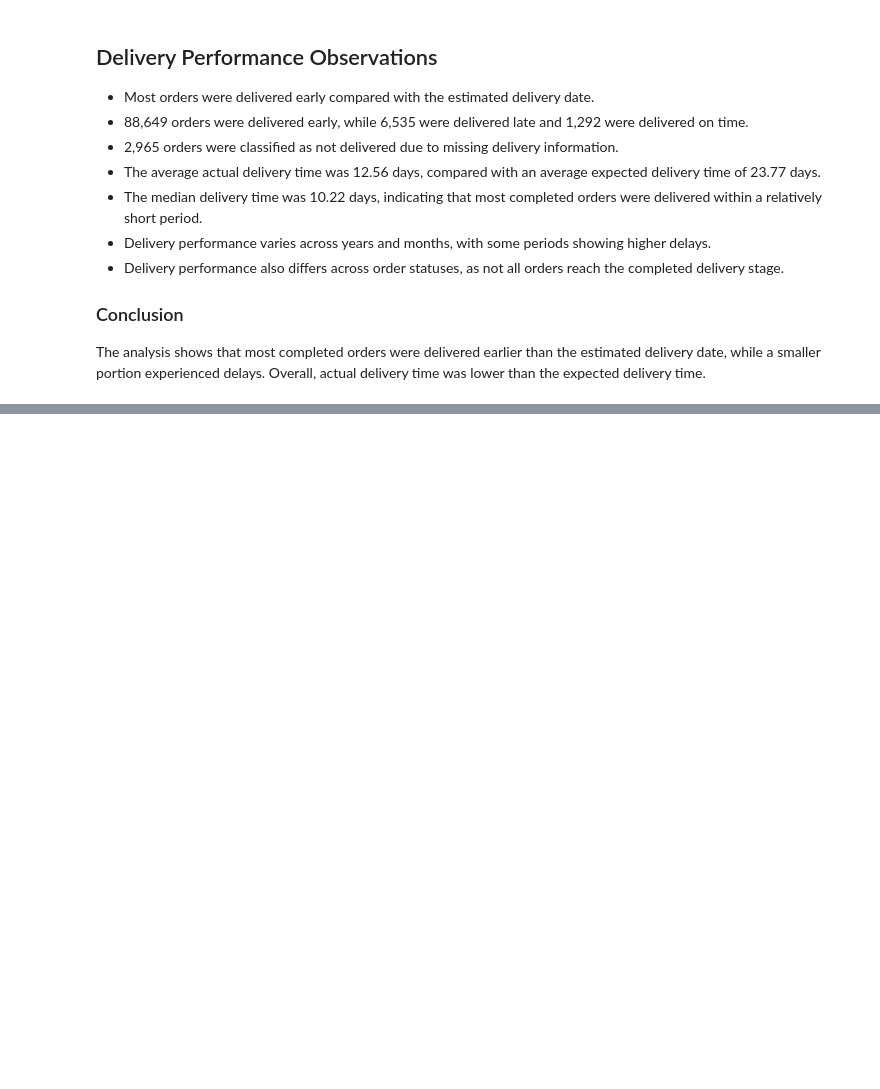
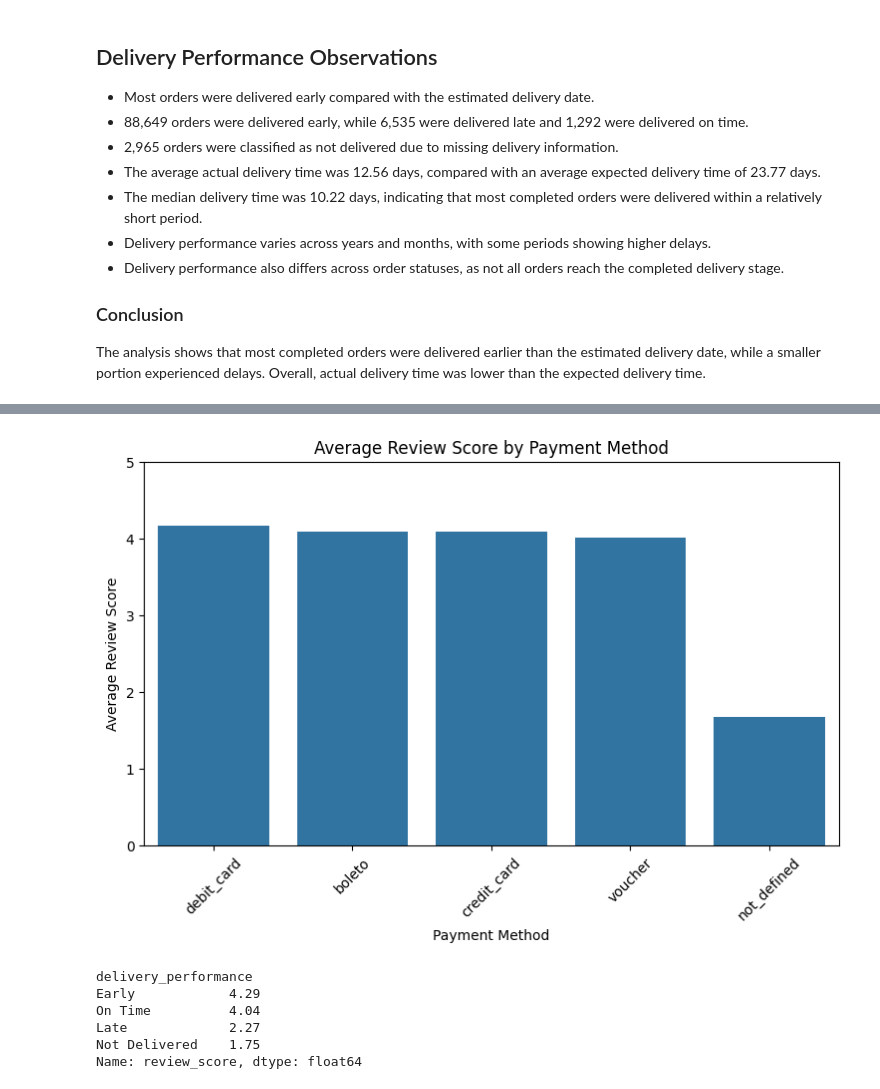
Before and after one commit to PranjaliSBidwe/E-Commerce_Sales_Customer_Behavior_Analysis, a Jupyter notebook: 01_data_understanding.ipynb, the cells around one changed output, grey strips where cells are left out. Drawn from its saved outputs; the diff is of its cells as text; code cells hidden in the pictures; blank space fills up the shorter version.

```diff
--- a/01_data_understanding.ipynb
+++ b/01_data_understanding.ipynb
@@ -2054,0 +2122,10 @@ The analysis shows that most completed orders were delivered earlier than the es
+# %%
+review_by_payment = (
+    df_clean
+    .groupby('payment_type')['review_score']
+    .mean()
+    .round(2)
+    .sort_values(ascending=False)
+)
+
+review_by_payment
@@ -2054,0 +2140,33 @@ The analysis shows that most completed orders were delivered earlier than the es
+# %%
+plt.figure(figsize=(9, 5))
+
+sns.barplot(
+    x=review_by_payment.index,
+    y=review_by_payment.values
+)
+
+plt.title('Average Review Score by Payment Method')
+plt.xlabel('Payment Method')
+plt.ylabel('Average Review Score')
+plt.ylim(0, 5)
+plt.xticks(rotation=45)
+plt.show()
+# %% [output]
+[figure, added]
+# %%
+review_by_delivery = (
+    df_clean
+    .groupby('delivery_performance')['review_score']
+    .mean()
+    .round(2)
+    .sort_values(ascending=False)
+)
+
+review_by_delivery
+# %% [output]
+delivery_performance
+Early            4.29
+On Time          4.04
+Late             2.27
+Not Delivered    1.75
+Name: review_score, dtype: float64
```
Also changed, not shown: parts of 16 cells of this notebook.
